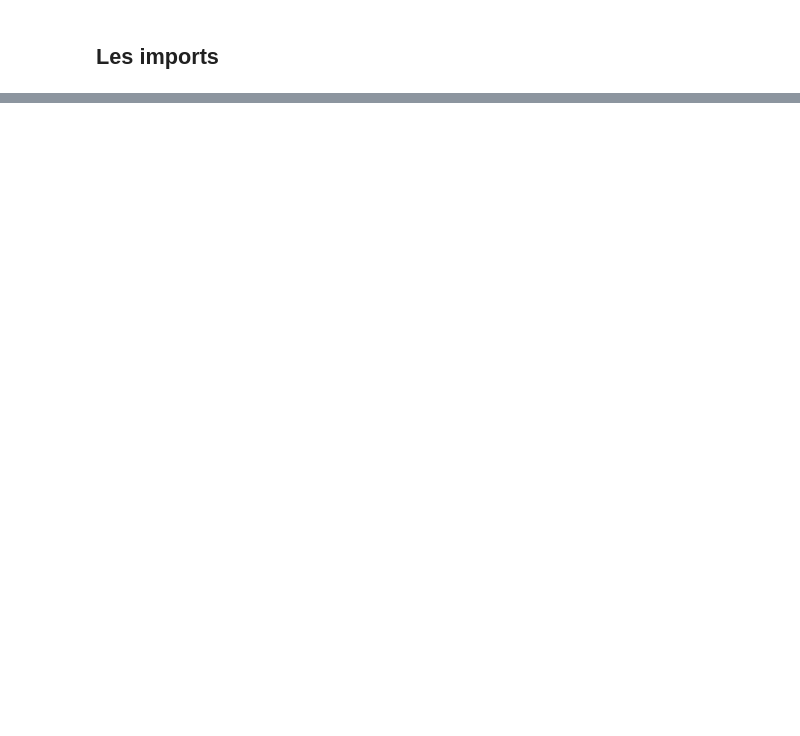
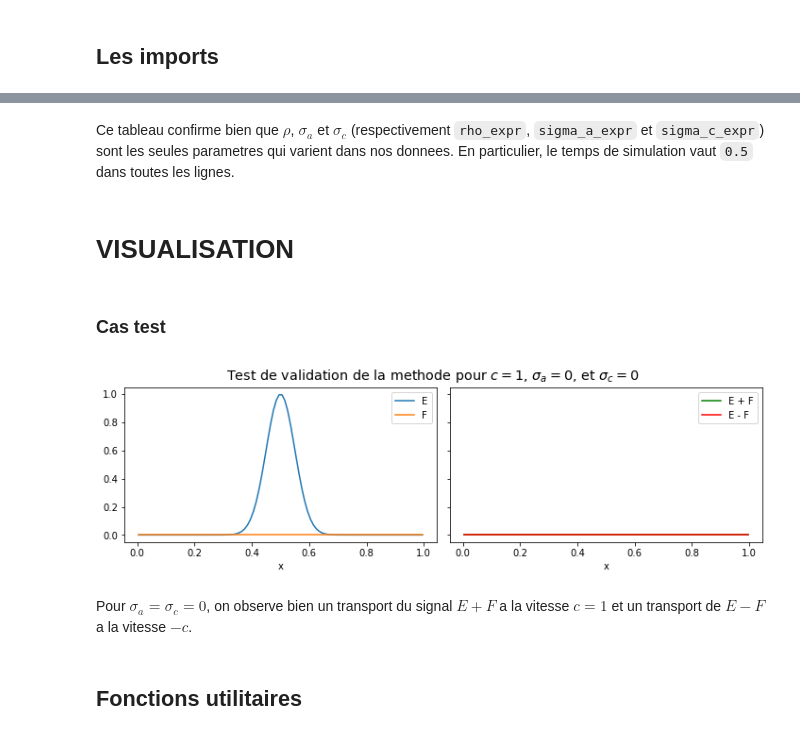
Before and after one commit to ddrous/projet-inverse-2d, a Jupyter notebook: src/notebook/analyse_des_donnees.ipynb, the cells around one changed output, grey strips where cells are left out. Cells and saved outputs as stored; diff of their text form; code cells hidden in the pictures; blank space fills up the shorter version.

```diff
--- a/src/notebook/analyse_des_donnees.ipynb
+++ b/src/notebook/analyse_des_donnees.ipynb
@@ -198,0 +69,5 @@ ax.plot(t, y)
+# %%
+types = {'x_min':int, 'x_max':int, 'N':int, 'c':int, 'a':int, 'C_v':int, 'CFL':float, 'epsilon':float, 't_final':float, 'rho_expr':float, 'sigma_a_expr':float, 'sigma_c_expr':float, 'E_init_expr':str, 'F_init_expr':str, 'T_init_expr':str, 'dt':float, 'step_count':int, 'x':str, 'rho':str, 'sigma_a':str, 'sigma_c':str, 'E_init':str, 'E_final':str, 'F_init':str, 'F_final':str, 'T_init':str, 'T_final':str}
+df_s = pd.read_csv(df_spatial_path, thousands=',', dtype=types)
+
+df_s.head(1)
@@ -198,0 +134,12 @@ ax.plot(t, y)
+# %%
+""" convertissons 'x', 'rho', 'sigma_a', 'sigma_c', 'E_init', 'E_final', 'F_init', 'F_final', 'T_init', 'T_final' en listes de nombres"""
+
+columns = ['x', 'rho', 'sigma_a', 'sigma_c', 'E_init', 'E_final', 'F_init', 'F_final', 'T_init', 'T_final']
+def str_to_list(line):
+  for column in columns:
+    tmp  = line[column]
+    tmp = ast.literal_eval(tmp)
+    line[column] = tmp
+  return line
+
+df_s = df_s.apply(str_to_list, axis=1)
@@ -198,0 +169,4 @@ ax.plot(t, y)
+# %% [markdown]
+Ce tableau confirme bien que $\rho$, $\sigma_a$ et $\sigma_c$ (respectivement `rho_expr`, `sigma_a_expr` et `sigma_c_expr`) sont les seules parametres qui varient dans nos donnees. En particulier, le temps de simulation vaut `0.5` dans toutes les lignes.
+# %% [markdown]
+# VISUALISATION
@@ -198,0 +183,36 @@ ax.plot(t, y)
+# %% [markdown]
+### Cas test
+# %%
+index = 0     # Testons la methode en ce point
+
+x = np.array(df_s.loc[index, 'x'])
+y1 = np.array(df_s.loc[index, 'E_init'])
+y2 = np.array(df_s.loc[index, 'F_init'])
+y3 = np.array(df_s.loc[index, 'E_final'])
+y4 = np.array(df_s.loc[index, 'F_final'])
+
+fig, ax = plt.subplots(1, 2, figsize=(10, 3), sharex=True, sharey=True)
+ax[0].plot(x,y1, label="E")
+ax[0].plot(x,y2, label="F")
+ax[0].set_xlabel('x')
+ax[0].legend()
+
+ax[1].plot(x,y3+y4,"g-", label="E + F")
+ax[1].plot(x,y3-y4, "r-", label="E - F")
+ax[1].set_xlabel('x')
+ax[1].legend()
+
+c = df_s.loc[index, 'c']
+sigma_a = df_s.loc[index, 'sigma_a_expr']
+sigma_c = df_s.loc[index, 'sigma_c_expr']
+title = "Test de validation de la methode"
+title += r' pour $c=$'+str(c)+', $\sigma_a=$'+str(int(sigma_a))+', et $\sigma_c=$'+str(int(sigma_c))
+
+plt.suptitle(title, fontsize="x-large", y=1.05)
+plt.tight_layout()
+# %% [output]
+[figure, added]
+# %% [markdown]
+Pour $\sigma_a= \sigma_c= 0$, on observe bien un transport du signal $E+F$ a la vitesse $c=1$ et un transport de $E-F$ a la vitesse $-c$.
+# %% [markdown]
+## Fonctions utilitaires
```
Also changed, not shown: parts of 62 cells of this notebook, 6 other files.
